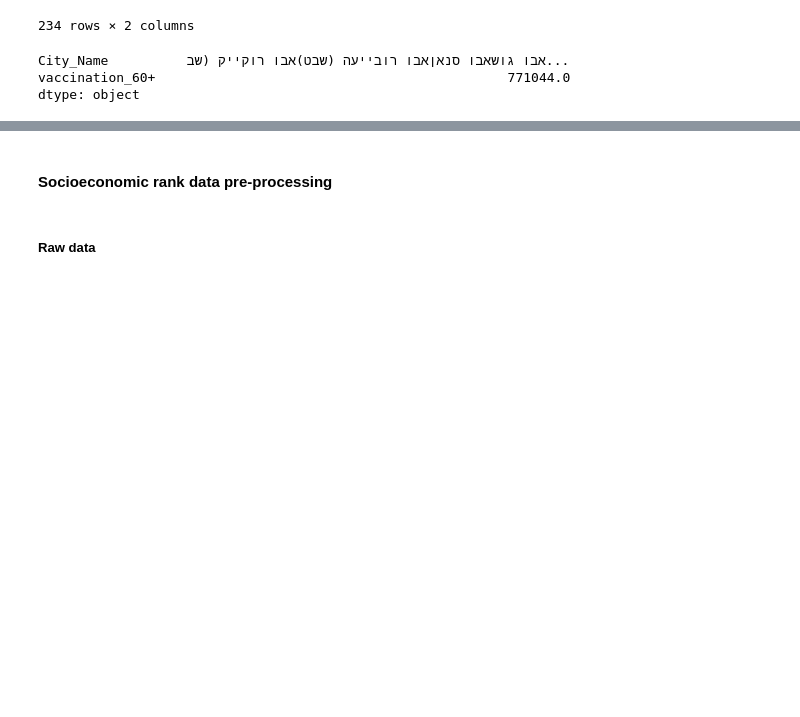
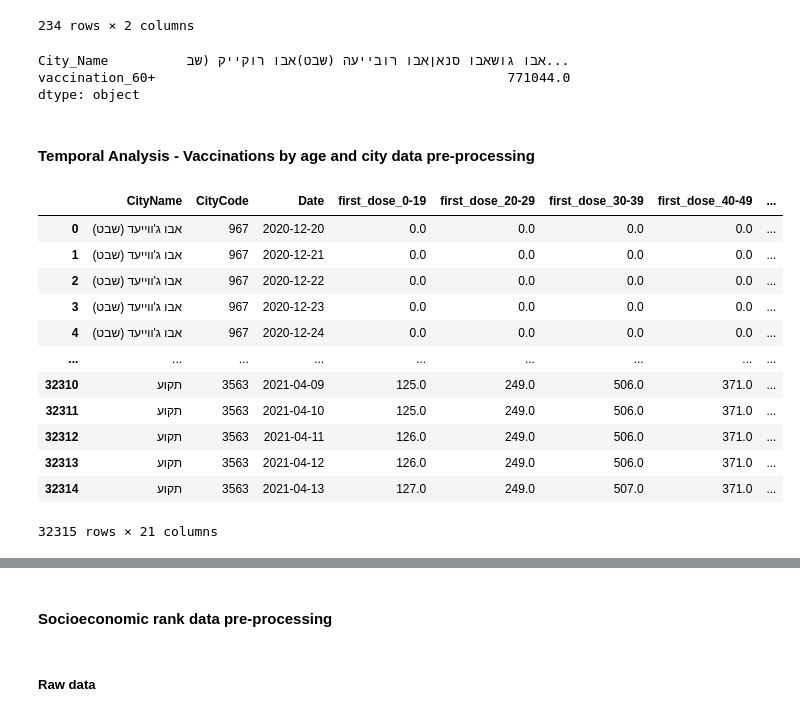
Before and after one commit to gilcaspi/COVID-19-Vaccinations, a Jupyter notebook: vaccinations.ipynb, the cells around one changed output, grey strips where cells are left out. Cells and saved outputs as stored; diff of their text form; code cells hidden in the pictures; blank space fills up the shorter version.

Commit message:
-- Integrate new data bases for temporal analysis

```diff
--- a/vaccinations.ipynb
+++ b/vaccinations.ipynb
@@ -32,10 +32,16 @@ color_scale = [EColor.GREEN,
 ### Raw data
 # %%
 # Cases data - x
-cities_df_raw = DataLoaders.get_cases_by_city()
+cities_df_raw = DataLoaders.get_cases_by_city(temporal_analysis=False)
 
 # Vaccination data - y
-vaccination_df_raw = DataLoaders.get_vaccinations_by_age_and_city()
+vaccination_df_raw = DataLoaders.get_vaccinations_by_age_and_city(temporal_analysis=False)
+
+# Cases data for temporal analysis
+temporal_cities_df_raw = DataLoaders.get_cases_by_city(temporal_analysis=True)
+
+# Vaccination data for temporal analysis
+temporal_vaccination_df_raw = DataLoaders.get_vaccinations_by_age_and_city(temporal_analysis=True)
 
 # Population data
 pop_df_raw = DataLoaders.get_population_age_groups_by_city()
@@ -132,3 +138,21 @@ vaccination_60_plus.sum()
 City_Name          אבו גושאבו סנאןאבו רובייעה (שבט)אבו רוקייק (שב...
 vaccination_60+                                             771044.0
 dtype: object
+# %% [markdown]
+#### Temporal Analysis - Vaccinations by age and city data pre-processing
+# %%
+temporal_vaccination_df_raw
+# %% [output]
+|  | CityName | CityCode | Date | first_dose_0-19 | first_dose_20-29 | first_dose_30-39 | first_dose_40-49 | ... |
+| 0 | אבו ג'ווייעד (שבט) | 967 | 2020-12-20 | 0.0 | 0.0 | 0.0 | 0.0 | ... |
+| 1 | אבו ג'ווייעד (שבט) | 967 | 2020-12-21 | 0.0 | 0.0 | 0.0 | 0.0 | ... |
+| 2 | אבו ג'ווייעד (שבט) | 967 | 2020-12-22 | 0.0 | 0.0 | 0.0 | 0.0 | ... |
+| 3 | אבו ג'ווייעד (שבט) | 967 | 2020-12-23 | 0.0 | 0.0 | 0.0 | 0.0 | ... |
+| 4 | אבו ג'ווייעד (שבט) | 967 | 2020-12-24 | 0.0 | 0.0 | 0.0 | 0.0 | ... |
+| ... | ... | ... | ... | ... | ... | ... | ... | ... |
+| 32310 | תקוע | 3563 | 2021-04-09 | 125.0 | 249.0 | 506.0 | 371.0 | ... |
+| 32311 | תקוע | 3563 | 2021-04-10 | 125.0 | 249.0 | 506.0 | 371.0 | ... |
+| 32312 | תקוע | 3563 | 2021-04-11 | 126.0 | 249.0 | 506.0 | 371.0 | ... |
+| 32313 | תקוע | 3563 | 2021-04-12 | 126.0 | 249.0 | 506.0 | 371.0 | ... |
+| 32314 | תקוע | 3563 | 2021-04-13 | 127.0 | 249.0 | 507.0 | 371.0 | ... |
+32315 rows × 21 columns
```
Also changed, not shown: parts of 4 cells of this notebook, 3 other files.
